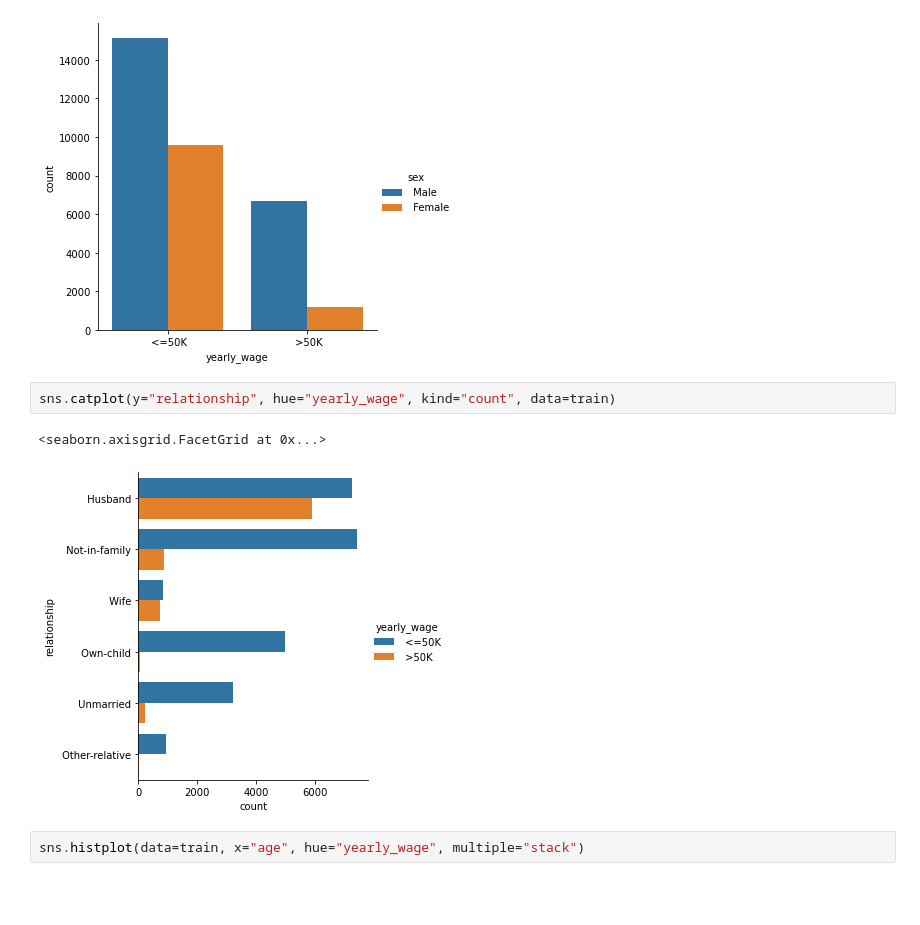
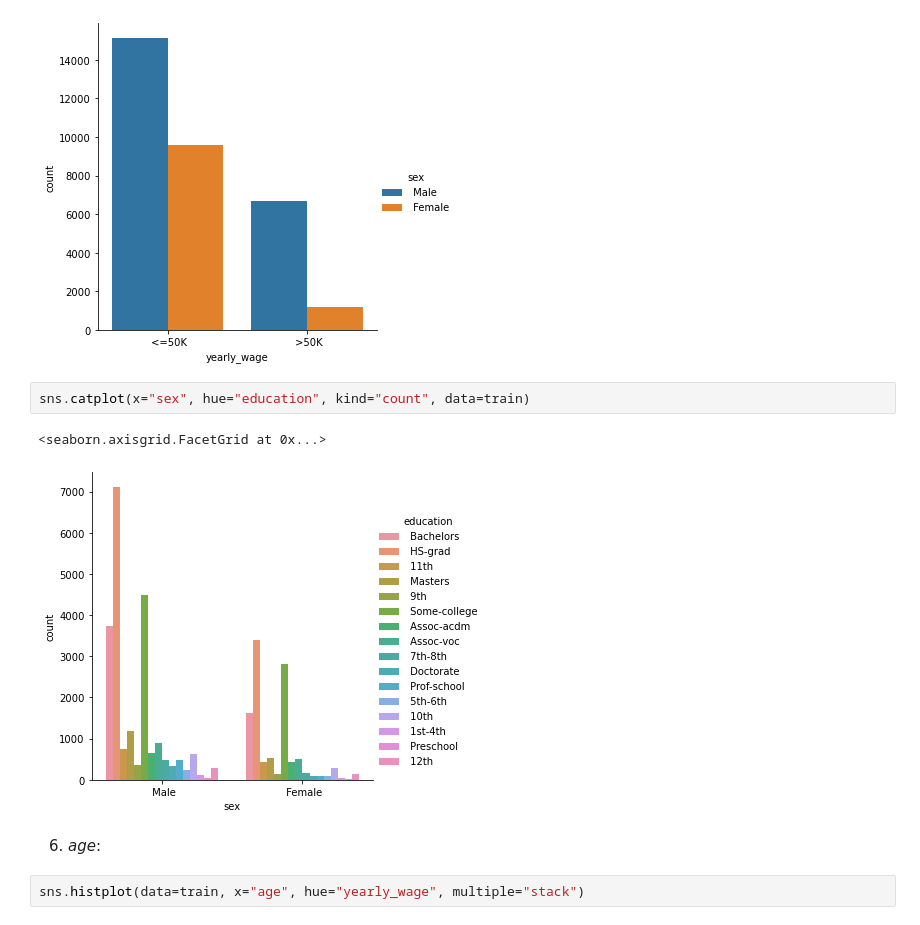
Before and after one commit to moise-s/DataScientist-Indicium, a Jupyter notebook: main.ipynb, the cells around one changed output. Drawn from its saved outputs; the diff is of its cells as text; blank space fills up the shorter version.

Commit message:
add some legends

```diff
--- a/main.ipynb
+++ b/main.ipynb
@@ -163,10 +171,12 @@ Name: sex, dtype: float64
 <seaborn.axisgrid.FacetGrid at 0x...>
 [figure]
 # %%
-sns.catplot(y="relationship", hue="yearly_wage", kind="count", data=train)
+sns.catplot(x="sex", hue="education", kind="count", data=train)
 # %% [output]
 <seaborn.axisgrid.FacetGrid at 0x...>
-[figure, old version]
+[figure, new version]
+# %% [markdown]
+6) *age*:
 # %%
 sns.histplot(data=train, x="age", hue="yearly_wage", multiple="stack")
 # %% [output]
```
Also changed, not shown: parts of 18 cells of this notebook.
